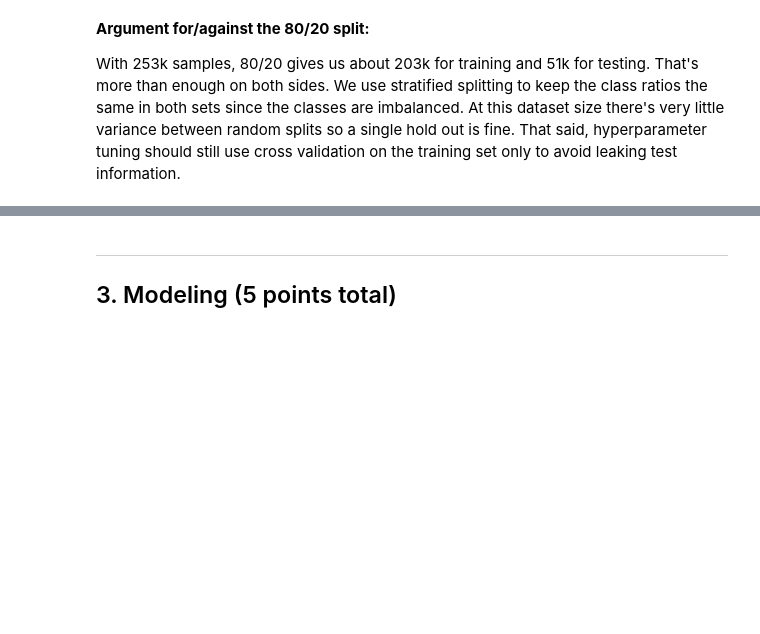
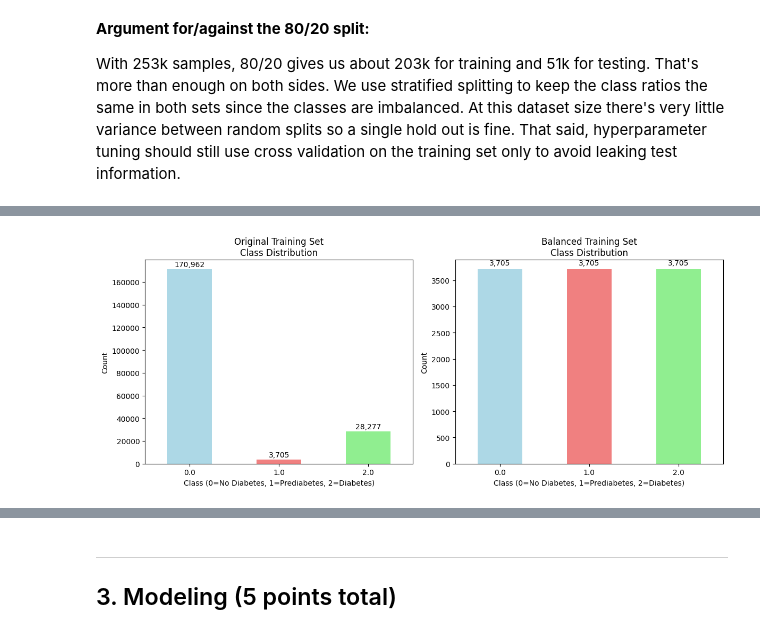
Before and after one commit to Gitlio11/2026lab3, a Jupyter notebook: 2026lab3.ipynb, the cells around one changed output, grey strips where cells are left out. Saved outputs shown, nothing was run; the diff lists cells and outputs as text; code cells hidden in the pictures; blank space fills up the shorter version.

```diff
--- a/2026lab3.ipynb
+++ b/2026lab3.ipynb
@@ -140,0 +288,83 @@ With 253k samples, 80/20 gives us about 203k for training and 51k for testing. T
+# %%
+# Dataset Balancing - Method 1: Undersampling to minority class size
+print("=== DATASET BALANCING ===")
+print("Original class distribution:")
+print(y_train.value_counts().sort_index())
+print(f"Original training set size: {len(y_train):,} samples")
+
+def balance_dataset_undersample(X, y, random_state=42):
+    """Balance dataset by undersampling majority classes to match minority class"""
+    np.random.seed(random_state)
+
+    # Get class counts
+    class_counts = y.value_counts()
+    min_count = class_counts.min()
+
+    print(f"\nUndersampling all classes to {min_count:,} samples each")
+
+    balanced_X = []
+    balanced_y = []
+
+    for class_label in sorted(y.unique()):
+        # Get all indices for this class
+        class_indices = y[y == class_label].index.tolist()
+
+        # Sample min_count samples from this class
+        sampled_indices = np.random.choice(class_indices, min_count, replace=False)
+
+        balanced_X.append(X.loc[sampled_indices])
+        balanced_y.append(y.loc[sampled_indices])
+
+    # Concatenate all classes
+    X_balanced = pd.concat(balanced_X, ignore_index=True)
+    y_balanced = pd.concat(balanced_y, ignore_index=True)
+
+    # Shuffle the balanced dataset
+    shuffle_idx = np.random.permutation(len(X_balanced))
+    X_balanced = X_balanced.iloc[shuffle_idx].reset_index(drop=True)
+    y_balanced = y_balanced.iloc[shuffle_idx].reset_index(drop=True)
+
+    return X_balanced, y_balanced
+
+# Apply balancing
+X_train_balanced, y_train_balanced = balance_dataset_undersample(X_train, y_train)
+
+print("\nBalanced class distribution:")
+print(y_train_balanced.value_counts().sort_index())
+print(f"Balanced training set size: {len(X_train_balanced):,} samples")
+
+# Visualization of before/after
+fig, (ax1, ax2) = plt.subplots(1, 2, figsize=(12, 5))
+
+# Original distribution
+y_train.value_counts().sort_index().plot(kind='bar', ax=ax1,
+                                        title='Original Training Set\nClass Distribution',
+                                        color=['lightblue', 'lightcoral', 'lightgreen'])
+ax1.set_xlabel('Class (0=No Diabetes, 1=Prediabetes, 2=Diabetes)')
+ax1.set_ylabel('Count')
+ax1.tick_params(axis='x', rotation=0)
+
+# Add count labels on bars
+for i, v in enumerate(y_train.value_counts().sort_index()):
+    ax1.text(i, v + 1000, f'{v:,}', ha='center', va='bottom')
+
+# Balanced distribution
+y_train_balanced.value_counts().sort_index().plot(kind='bar', ax=ax2,
+                                                 title='Balanced Training Set\nClass Distribution',
+                                                 color=['lightblue', 'lightcoral', 'lightgreen'])
+ax2.set_xlabel('Class (0=No Diabetes, 1=Prediabetes, 2=Diabetes)')
+ax2.set_ylabel('Count')
+ax2.tick_params(axis='x', rotation=0)
+
+# Add count labels on bars
+for i, v in enumerate(y_train_balanced.value_counts().sort_index()):
+    ax2.text(i, v + 50, f'{v:,}', ha='center', va='bottom')
+
+plt.tight_layout()
+plt.show()
+
+print(f"\n=== BALANCING SUMMARY ===")
+print(f"Data reduction: {len(y_train):,} → {len(y_train_balanced):,} samples ({len(y_train_balanced)/len(y_train)*100:.1f}% of original)")
+print(f"Class balance achieved: All classes now have equal representation")
+print(f"Training will now focus on learning patterns rather than class frequency")
+# %% [output]
@@ -140,0 +389 @@ With 253k samples, 80/20 gives us about 203k for training and 51k for testing. T
+[figure, added]
```
Also changed, not shown: parts of 36 cells of this notebook.
